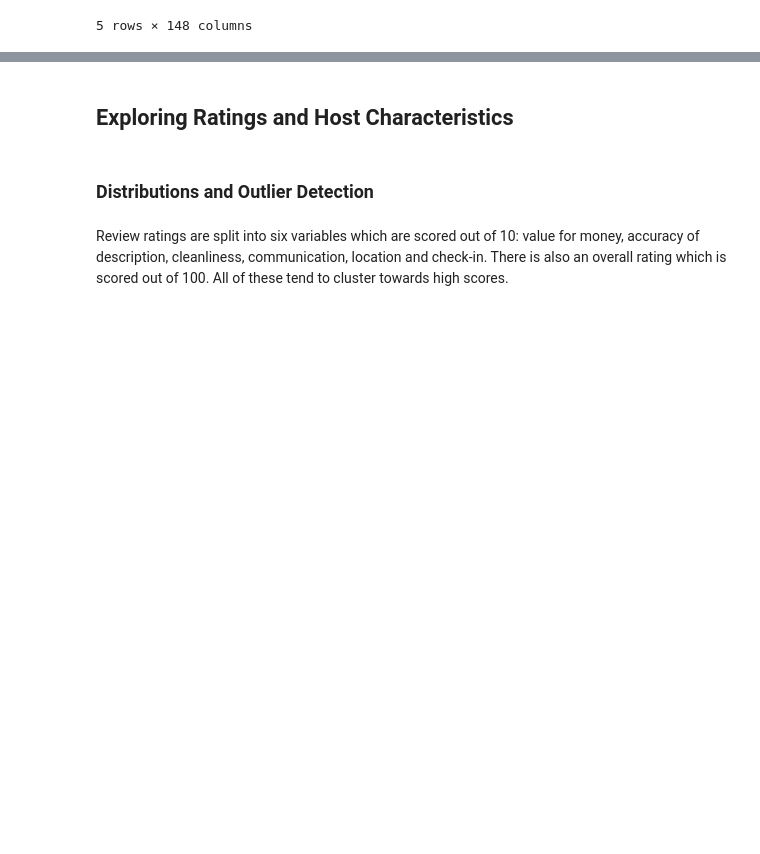
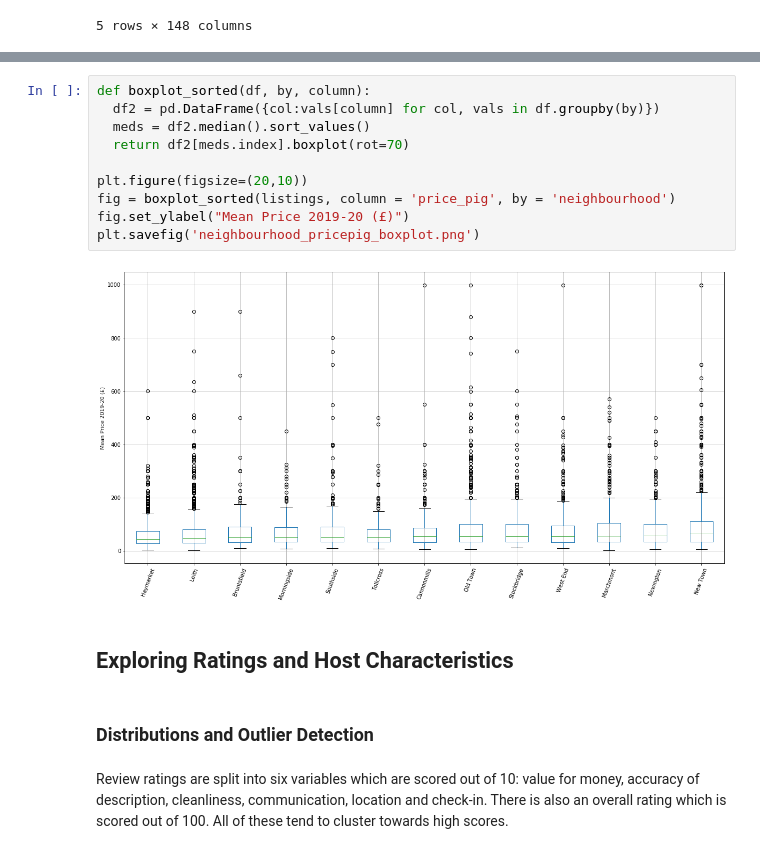
Before and after one commit to anailis/edinburgh-airbnbs, a Jupyter notebook: eda/Listings19.ipynb, the cells around one changed output, grey strips where cells are left out. Cells and saved outputs as stored; diff of their text form; blank space fills up the shorter version.

Commit message:
make boxplot for neighbourhood vs price_pig

```diff
--- a/eda/Listings19.ipynb
+++ b/eda/Listings19.ipynb
@@ -405,3 +450,15 @@ listings.head()
+# %%
+def boxplot_sorted(df, by, column):
+  df2 = pd.DataFrame({col:vals[column] for col, vals in df.groupby(by)})
+  meds = df2.median().sort_values()
+  return df2[meds.index].boxplot(rot=70)
+
+plt.figure(figsize=(20,10))
+fig = boxplot_sorted(listings, column = 'price_pig', by = 'neighbourhood')
+fig.set_ylabel("Mean Price 2019-20 (£)")
+plt.savefig('neighbourhood_pricepig_boxplot.png')
+# %% [output]
+[figure, added]
 # %% [markdown]
 ## Exploring Ratings and Host Characteristics
 # %% [markdown]
```
Also changed, not shown: parts of 9 cells of this notebook, 1 other file.
